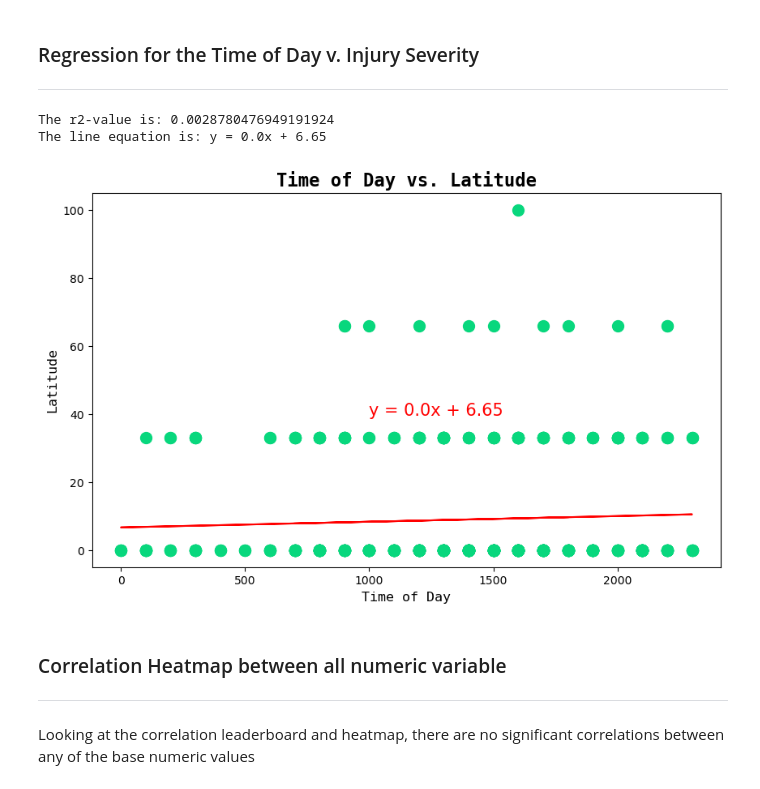
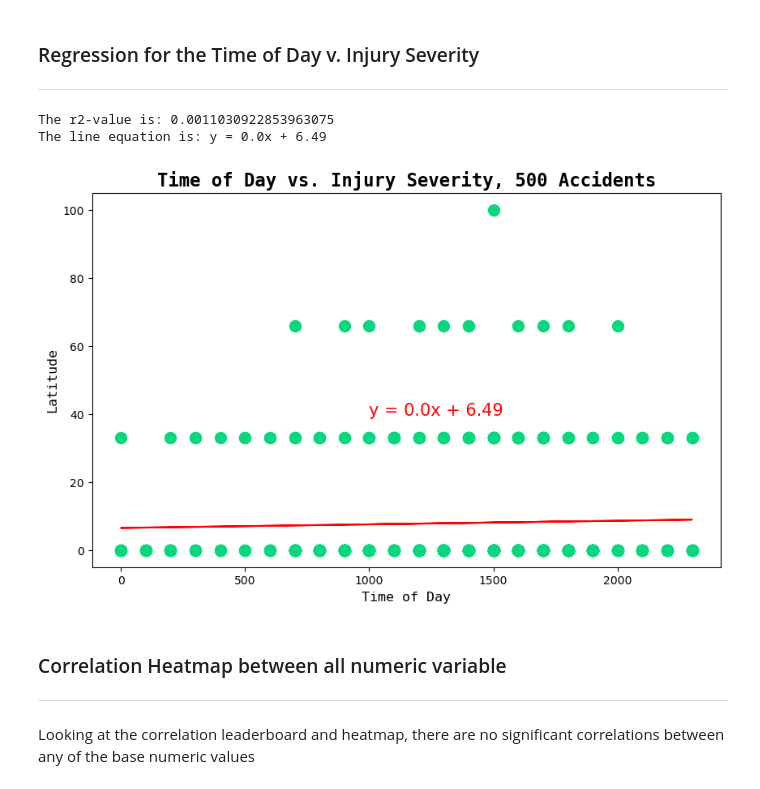
Before and after one commit to martabaker/ds-project-1-group-11, a Jupyter notebook: Regression/Regression.ipynb, the cells around one changed output. Saved outputs shown, nothing was run; the diff lists cells and outputs as text; code cells hidden in the pictures.

Commit message:
Updated regression chart

```diff
--- a/Regression/Regression.ipynb
+++ b/Regression/Regression.ipynb
@@ -83,37 +83,37 @@ plt.show()
 # Step 1: Get the Data
 x = sample_sig_df.hour
 y = sample_sig_df.injury_severity
 
 # Makes the line of best fit
 (slope, intercept, rvalue, pvalue, stderr) = linregress(x, y)
 regress_values = x * slope + intercept # calculate the predictions
 line_eq = "y = " + str(round(slope,2)) + "x + " + str(round(intercept,2))
 
 # make the plot
 # Make the canvas
 plt.figure(figsize=(10,6))
 
 # Make the basic plot
 plt.scatter(x, y, color="#08d77d", s=100)
 plt.plot(x,regress_values,"r-")
 
 # Customizations
-plt.title("Time of Day vs. Latitude", fontsize=16, fontfamily="monospace", fontweight="bold")
+plt.title("Time of Day vs. Injury Severity, 500 Accidents", fontsize=16, fontfamily="monospace", fontweight="bold")
 plt.xlabel("Time of Day", fontsize=12, fontfamily="monospace")
 plt.ylabel("Latitude", fontsize=12, fontfamily="monospace")
 
 plt.grid(color="lightgrey", linestyle="--", alpha=0)
 
 plt.annotate(line_eq,(1000,39.6),fontsize=15,color="red")
 
 
 print(f"The r2-value is: {rvalue**2}")
 print(f"The line equation is: {line_eq}")
 plt.show()
 # %% [output]
-The r2-value is: 0.0028780476949191924
-The line equation is: y = 0.0x + 6.65
+The r2-value is: 0.0011030922853963075
+The line equation is: y = 0.0x + 6.49
-[figure, old version]
+[figure, new version]
 # %% [markdown]
 ### Correlation Heatmap between all numeric variable
 ---
```
Also changed, not shown: parts of 1 cell of this notebook.
